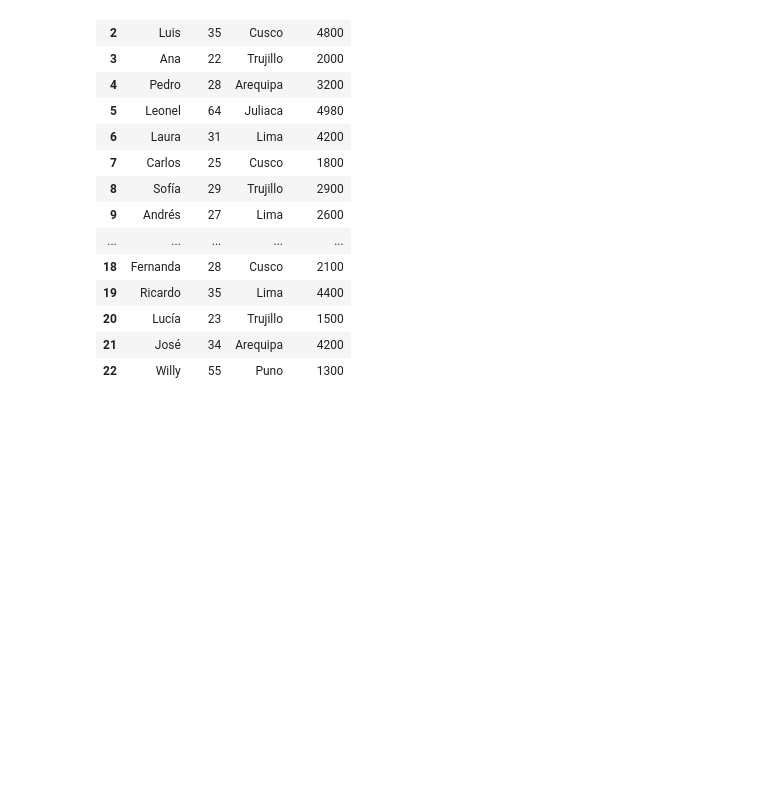
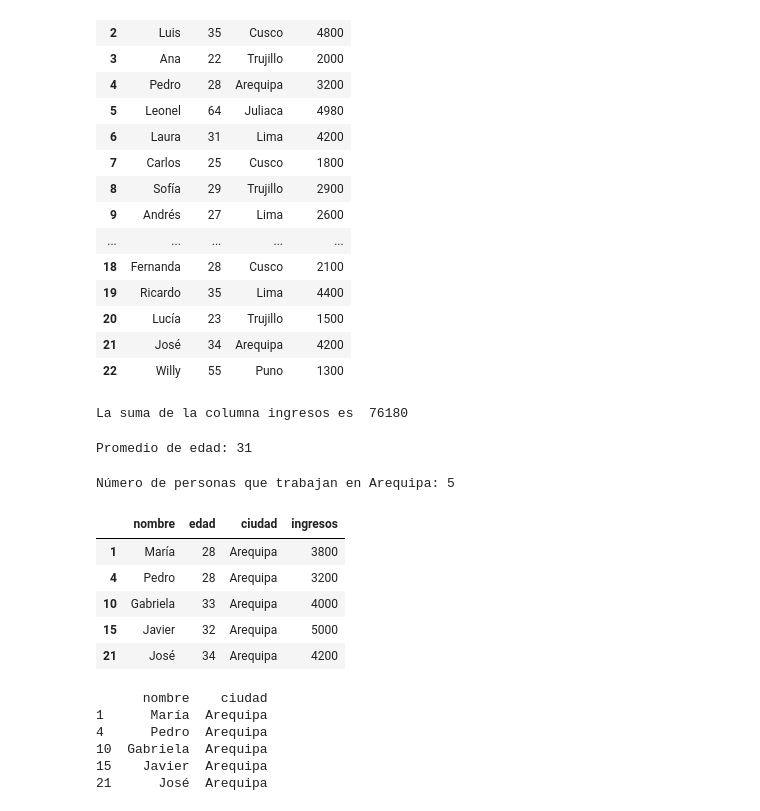
Before and after one commit to fabrizionicolay/BIG_Data, a Jupyter notebook: Ejercicio1_Biga_data.ipynb, the cells around one changed output. Saved outputs shown, nothing was run; the diff lists cells and outputs as text; code cells hidden in the pictures; blank space fills up the shorter version.

```diff
--- a/Ejercicio1_Biga_data.ipynb
+++ b/Ejercicio1_Biga_data.ipynb
@@ -26,3 +26,47 @@ datos
 | 20 | Lucía | 23 | Trujillo | 1500 |
 | 21 | José | 34 | Arequipa | 4200 |
 | 22 | Willy | 55 | Puno | 1300 |
+# %%
+#Obtenemos la suma total de la columna ingresos
+suma_ingresos = datos['ingresos'].sum()
+print("La suma de la columna ingresos es ", suma_ingresos)
+# %% [output]
+La suma de la columna ingresos es  76180
+# %%
+#Obtenemos el promedio de las edades de las personas de la lista
+promedio_edad = datos['edad'].mean()
+print("Promedio de edad:", int(promedio_edad))
+# %% [output]
+Promedio de edad: 31
+# %%
+# Suponiendo que tu DataFrame se llama df y la columna de ciudades es "ciudad"
+personas_arequipa = "Arequipa"
+
+datos_Arequipa = datos[datos['ciudad'] == personas_arequipa]
+
+cant_person_aqp = datos_Arequipa.shape[0]
+print(f"Número de personas que trabajan en {personas_arequipa}: {cant_person_aqp}")
+# %% [output]
+Número de personas que trabajan en Arequipa: 5
+# %%
+personas_arequipa=datos[datos['ciudad']=="Arequipa"]
+personas_arequipa
+# %% [output]
+|  | nombre | edad | ciudad | ingresos |
+| 1 | María | 28 | Arequipa | 3800 |
+| 4 | Pedro | 28 | Arequipa | 3200 |
+| 10 | Gabriela | 33 | Arequipa | 4000 |
+| 15 | Javier | 32 | Arequipa | 5000 |
+| 21 | José | 34 | Arequipa | 4200 |
+# %%
+#Obtenemos el promedio de trabajadores en arequipa
+personas_arequipa = datos[datos['ciudad'] == "Arequipa"]
+personas_arequipa = personas_arequipa[["nombre", "ciudad"]]
+print(personas_arequipa)
+# %% [output]
+      nombre    ciudad
+1      María  Arequipa
+4      Pedro  Arequipa
+10  Gabriela  Arequipa
+15    Javier  Arequipa
+21      José  Arequipa
```
Also changed, not shown: parts of 4 cells of this notebook.
